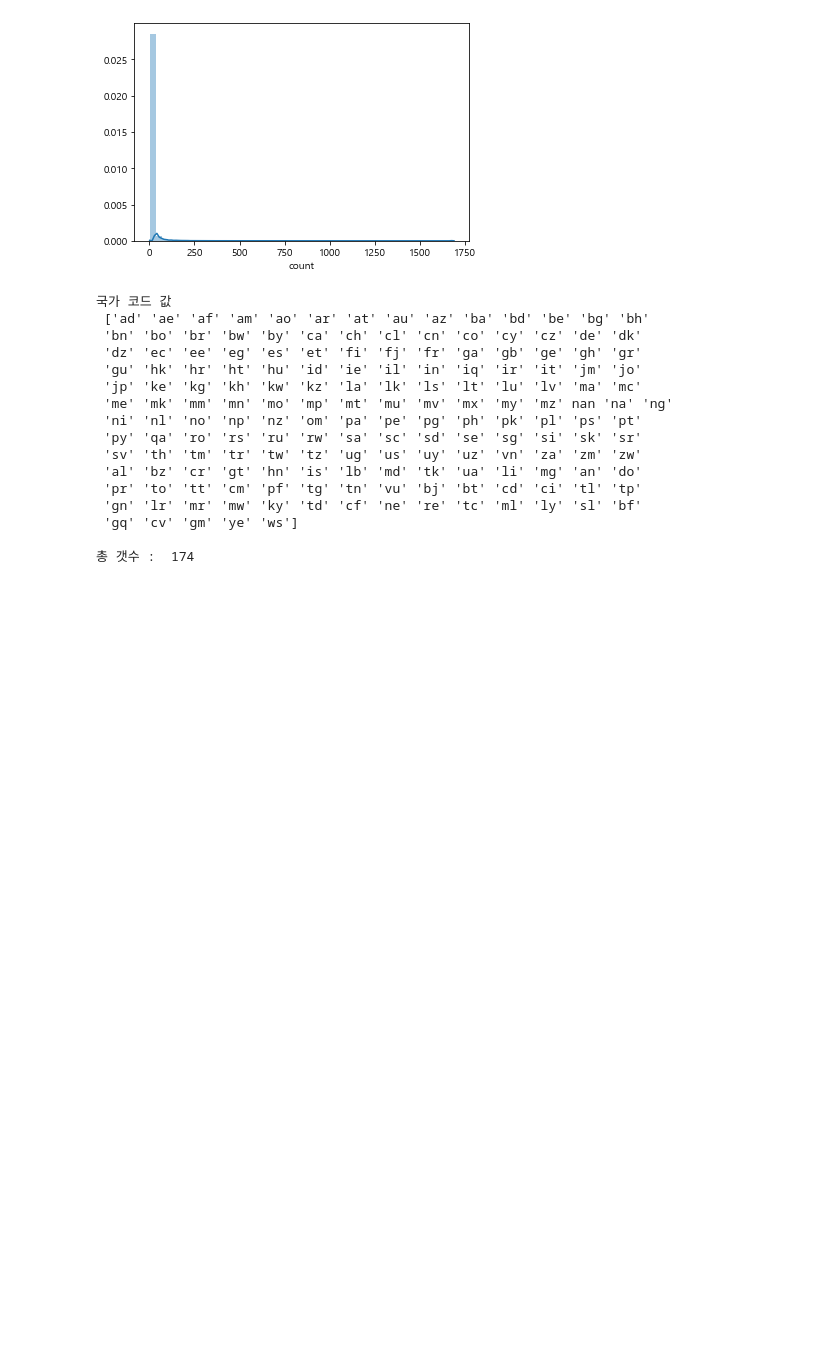
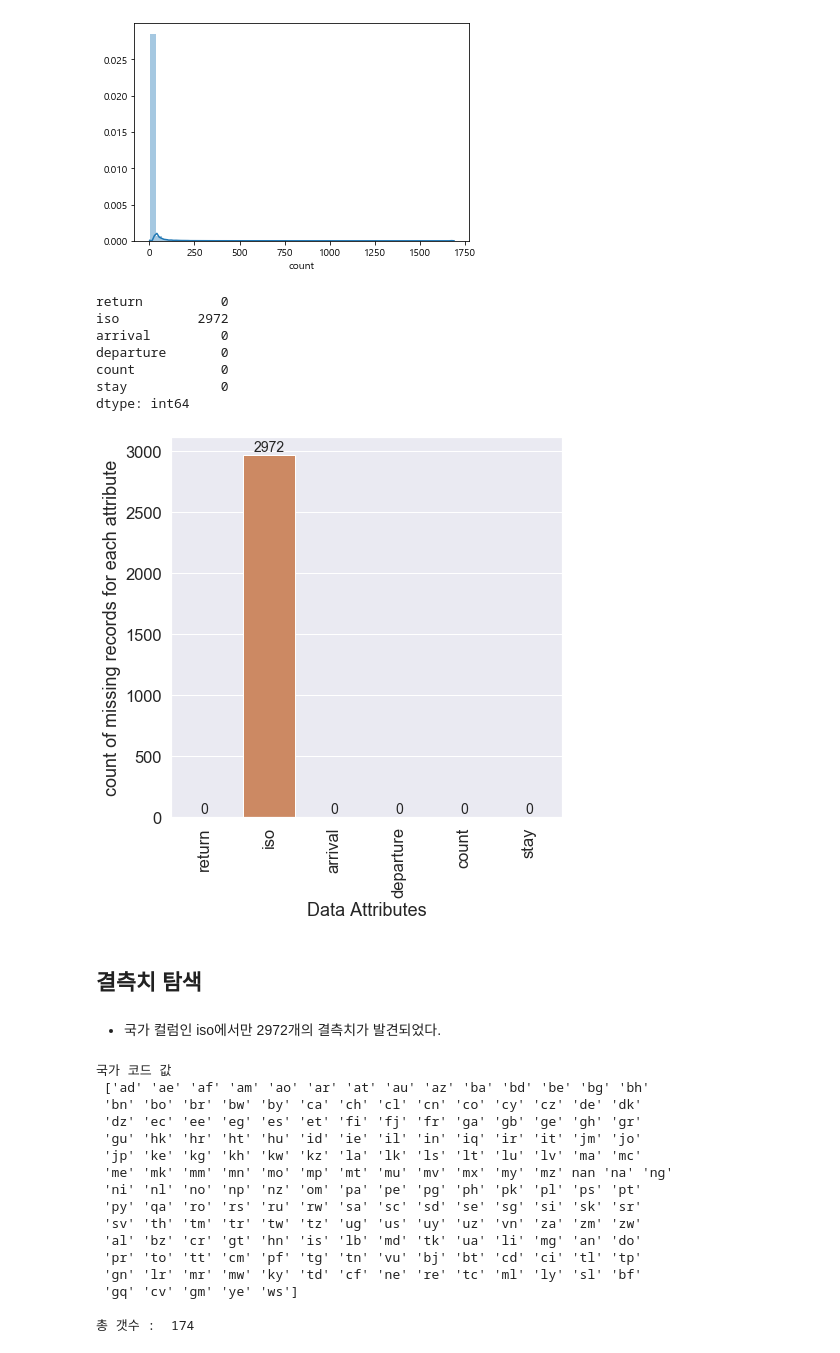
Before and after one commit to Hinterhalter/Post-COVID-19_modeling, a Jupyter notebook: Exploratory_Data_Analysis.ipynb, the cells around one changed output. Saved outputs shown, nothing was run; the diff lists cells and outputs as text; code cells hidden in the pictures; blank space fills up the shorter version.

```diff
--- a/Exploratory_Data_Analysis.ipynb
+++ b/Exploratory_Data_Analysis.ipynb
@@ -46,6 +46,41 @@ sns.distplot(roam['count'])
 # %% [output]
 <matplotlib.axes._subplots.AxesSubplot at 0x...>
 [figure]
+# %%
+# 전체 결측치 확인
+x = roam.columns
+y = roam.isnull().sum()
+print(y)
+plt.figure(figsize=(7,7))
+sns.set()
+sns.barplot(x,y)
+ax = plt.gca()
+for p in ax.patches:
+    height = p.get_height()
+    ax.text(p.get_x() + p.get_width()/2.,
+           height + 2,
+           int(height),
+           fontsize=14,
+           ha='center',
+           va='bottom')
+sns.set(font_scale = 1.5)
+ax.set_xlabel("Data Attributes")
+ax.set_ylabel("count of missing records for each attribute")
+plt.xticks(rotation=90)
+plt.show()
+# %% [output]
+return          0
+iso          2972
+arrival         0
+departure       0
+count           0
+stay            0
+dtype: int64
+[figure, added]
+# %% [markdown]
+## 결측치 탐색
+# %% [markdown]
+- 국가 컬럼인 iso에서만 2972개의 결측치가 발견되었다.
 # %%
 # 국가 총 갯수
 
```
Also changed, not shown: parts of 26 cells of this notebook.
